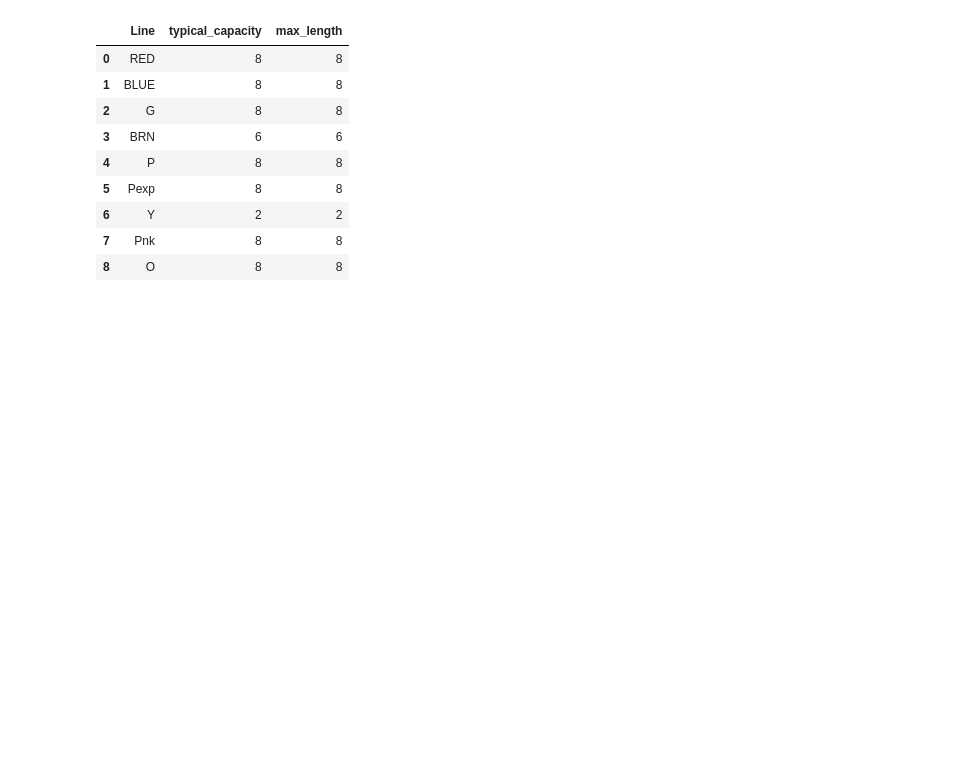
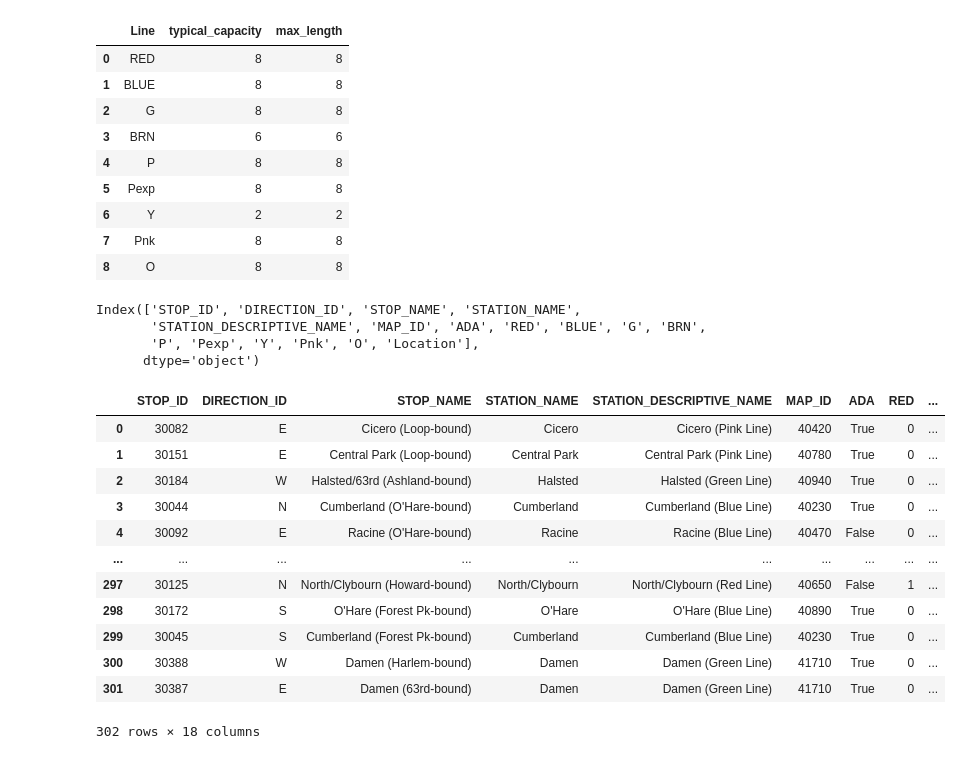
Before and after one commit to ezragershman/cta_ridership, a Jupyter notebook: cta-ridership.ipynb, the cells around one changed output. Saved outputs shown, nothing was run; the diff lists cells and outputs as text; code cells hidden in the pictures; blank space fills up the shorter version.

```diff
--- a/cta-ridership.ipynb
+++ b/cta-ridership.ipynb
@@ -182,3 +164,36 @@ line_capacity_df
 | 6 | Y | 2 | 2 |
 | 7 | Pnk | 8 | 8 |
 | 8 | O | 8 | 8 |
+# %%
+print(cta_st_info.columns)
+# %% [output]
+Index(['STOP_ID', 'DIRECTION_ID', 'STOP_NAME', 'STATION_NAME',
+       'STATION_DESCRIPTIVE_NAME', 'MAP_ID', 'ADA', 'RED', 'BLUE', 'G', 'BRN',
+       'P', 'Pexp', 'Y', 'Pnk', 'O', 'Location'],
+      dtype='object')
+# %%
+# Define the columns related to the train lines
+train_lines_columns = ['RED', 'BLUE', 'G', 'BRN', 'P', 'Pexp', 'Y', 'Pnk', 'O']
+
+# Convert the relevant columns to integer type to ensure proper summing
+cta_st_info[train_lines_columns] = cta_st_info[train_lines_columns].astype(int)
+
+# Create the 'total_num_lines' column by summing the values across the selected columns
+cta_st_info['total_num_lines'] = cta_st_info[train_lines_columns].sum(axis=1)
+
+# Display the updated DataFrame with the new column
+cta_st_info
+# %% [output]
+|  | STOP_ID | DIRECTION_ID | STOP_NAME | STATION_NAME | STATION_DESCRIPTIVE_NAME | MAP_ID | ADA | RED | ... |
+| 0 | 30082 | E | Cicero (Loop-bound) | Cicero | Cicero (Pink Line) | 40420 | True | 0 | ... |
+| 1 | 30151 | E | Central Park (Loop-bound) | Central Park | Central Park (Pink Line) | 40780 | True | 0 | ... |
+| 2 | 30184 | W | Halsted/63rd (Ashland-bound) | Halsted | Halsted (Green Line) | 40940 | True | 0 | ... |
+| 3 | 30044 | N | Cumberland (O'Hare-bound) | Cumberland | Cumberland (Blue Line) | 40230 | True | 0 | ... |
+| 4 | 30092 | E | Racine (O'Hare-bound) | Racine | Racine (Blue Line) | 40470 | False | 0 | ... |
+| ... | ... | ... | ... | ... | ... | ... | ... | ... | ... |
+| 297 | 30125 | N | North/Clybourn (Howard-bound) | North/Clybourn | North/Clybourn (Red Line) | 40650 | False | 1 | ... |
+| 298 | 30172 | S | O'Hare (Forest Pk-bound) | O'Hare | O'Hare (Blue Line) | 40890 | True | 0 | ... |
+| 299 | 30045 | S | Cumberland (Forest Pk-bound) | Cumberland | Cumberland (Blue Line) | 40230 | True | 0 | ... |
+| 300 | 30388 | W | Damen (Harlem-bound) | Damen | Damen (Green Line) | 41710 | True | 0 | ... |
+| 301 | 30387 | E | Damen (63rd-bound) | Damen | Damen (Green Line) | 41710 | True | 0 | ... |
+302 rows × 18 columns
```
Also changed, not shown: parts of 14 cells of this notebook.
